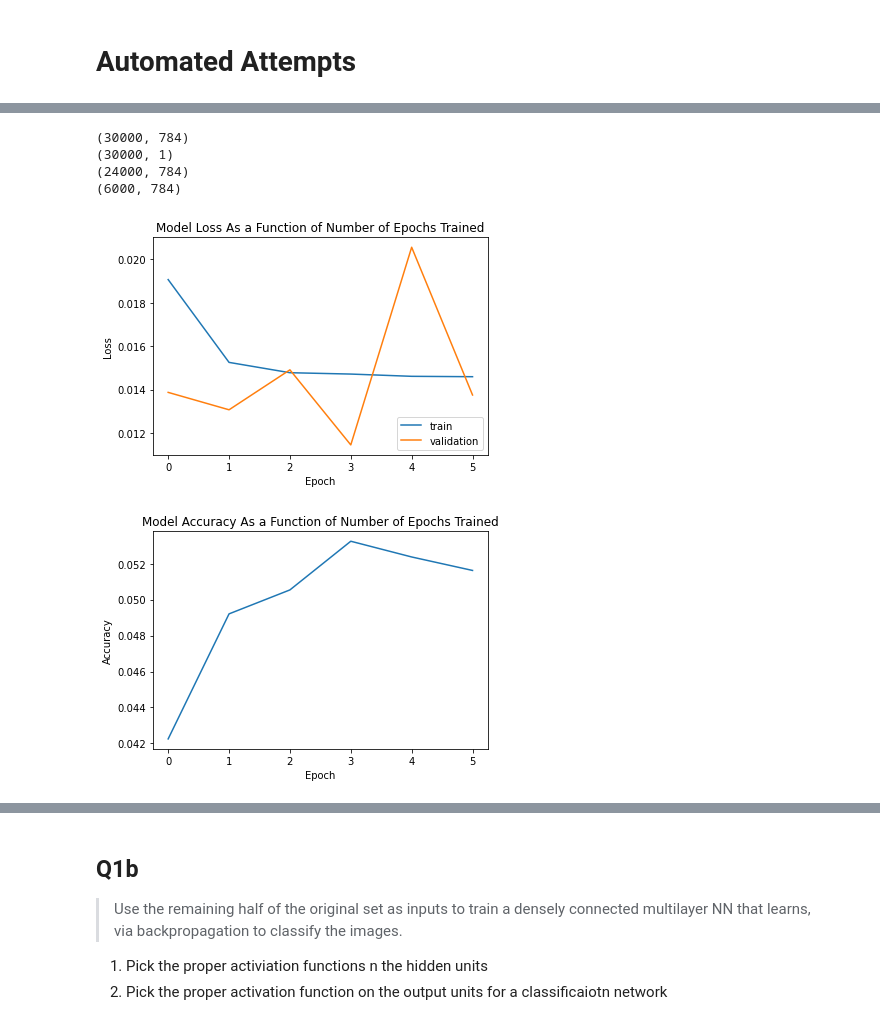
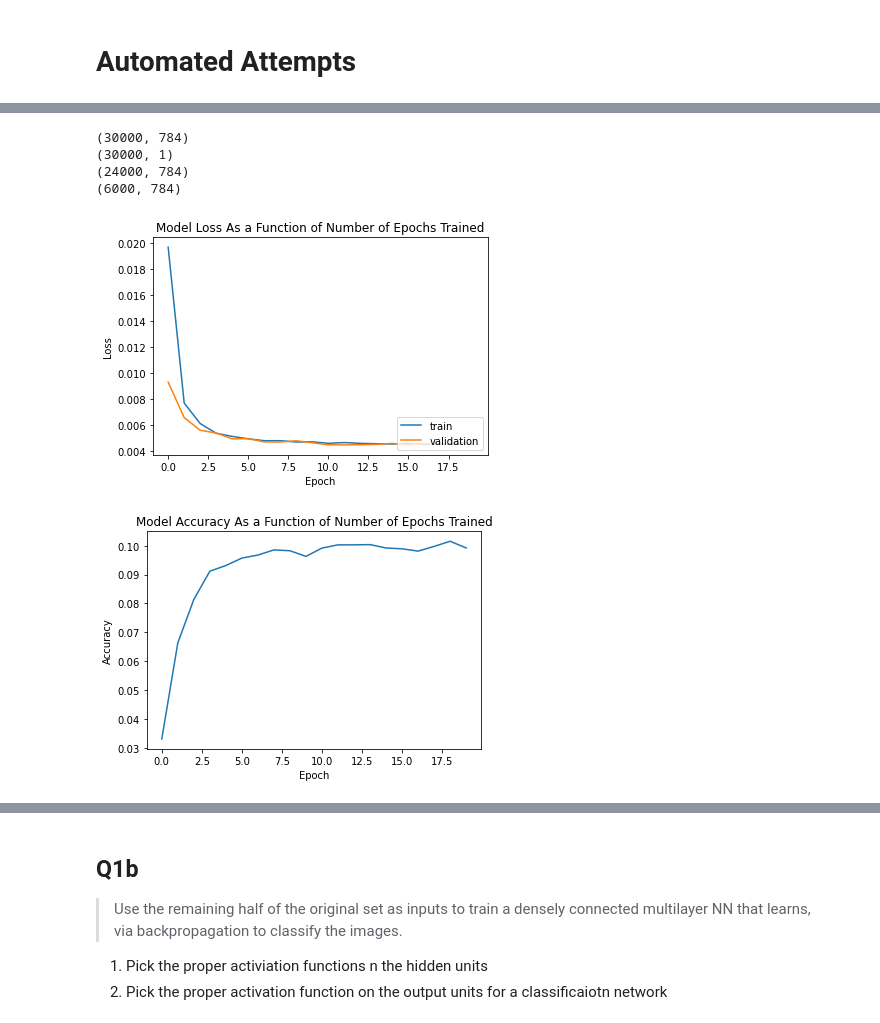
Before and after one commit to kdmalc/CompNeuro, a Jupyter notebook: 07/Homework7.ipynb, the cells around one changed output, grey strips where cells are left out. Saved outputs shown, nothing was run; the diff lists cells and outputs as text; code cells hidden in the pictures.

```diff
--- a/07/Homework7.ipynb
+++ b/07/Homework7.ipynb
@@ -172,9 +154,10 @@ aa200_bs1 = generate_aa(200, 'linear', 'linear', 'mean_squared_error', train_hal
 # %%
-aa200_bs1_2 = generate_aa(200, 'linear', 'linear', 'mean_squared_error', train_half, train_labels_half, my_epochs=6, my_batch=1)
+encoding_dim = 200
+aa200, aahistory = generate_aa(encoding_dim, 'linear', 'linear', 'mean_squared_error', train_half, train_labels_half, my_batch=30)
 # %% [output]
 (30000, 784)
 (30000, 1)
 (24000, 784)
 (6000, 784)
-[figure, old version]
+[figure, new version]
-[figure, old version]
+[figure, new version]
```
Also changed, not shown: parts of 16 cells of this notebook.
